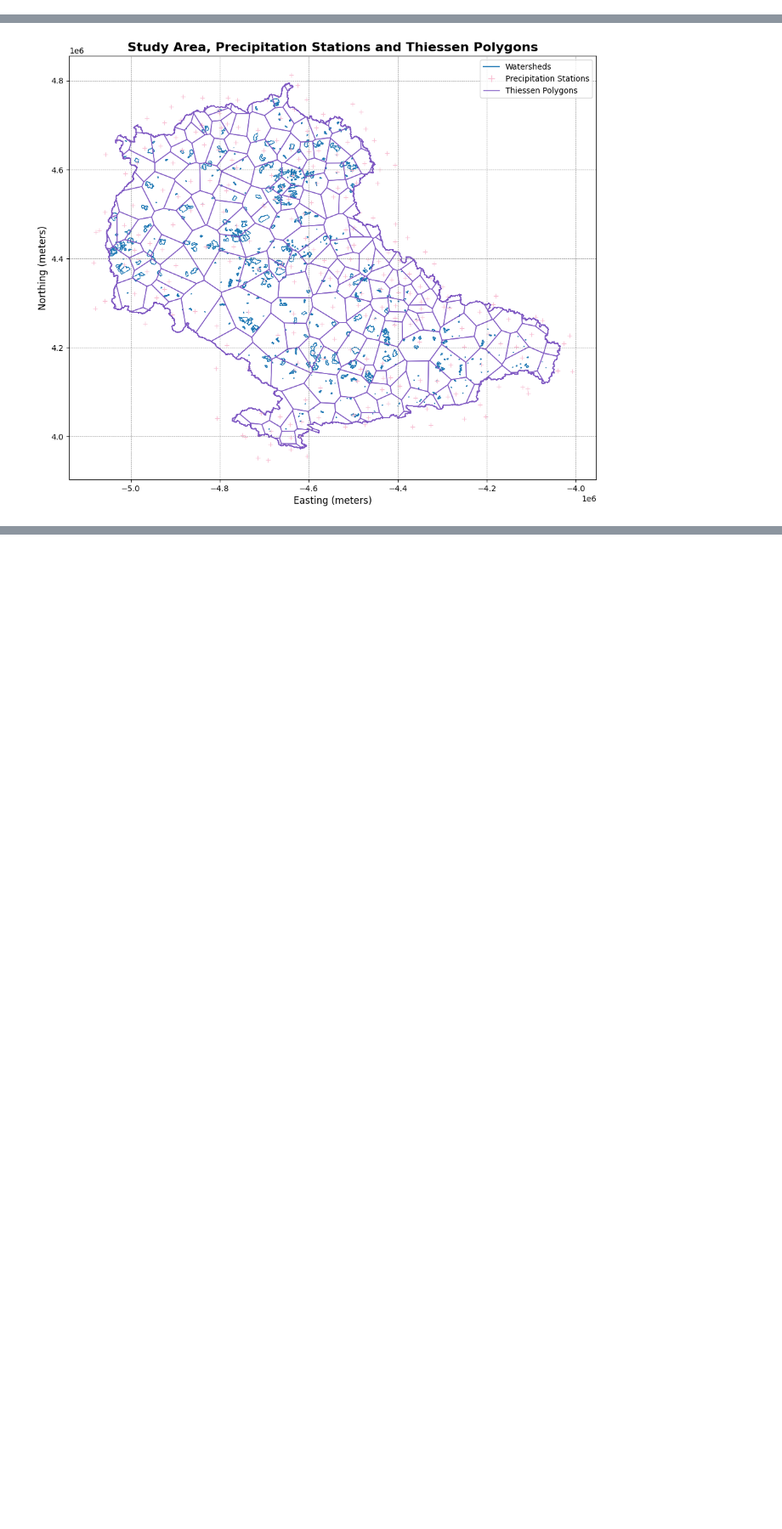
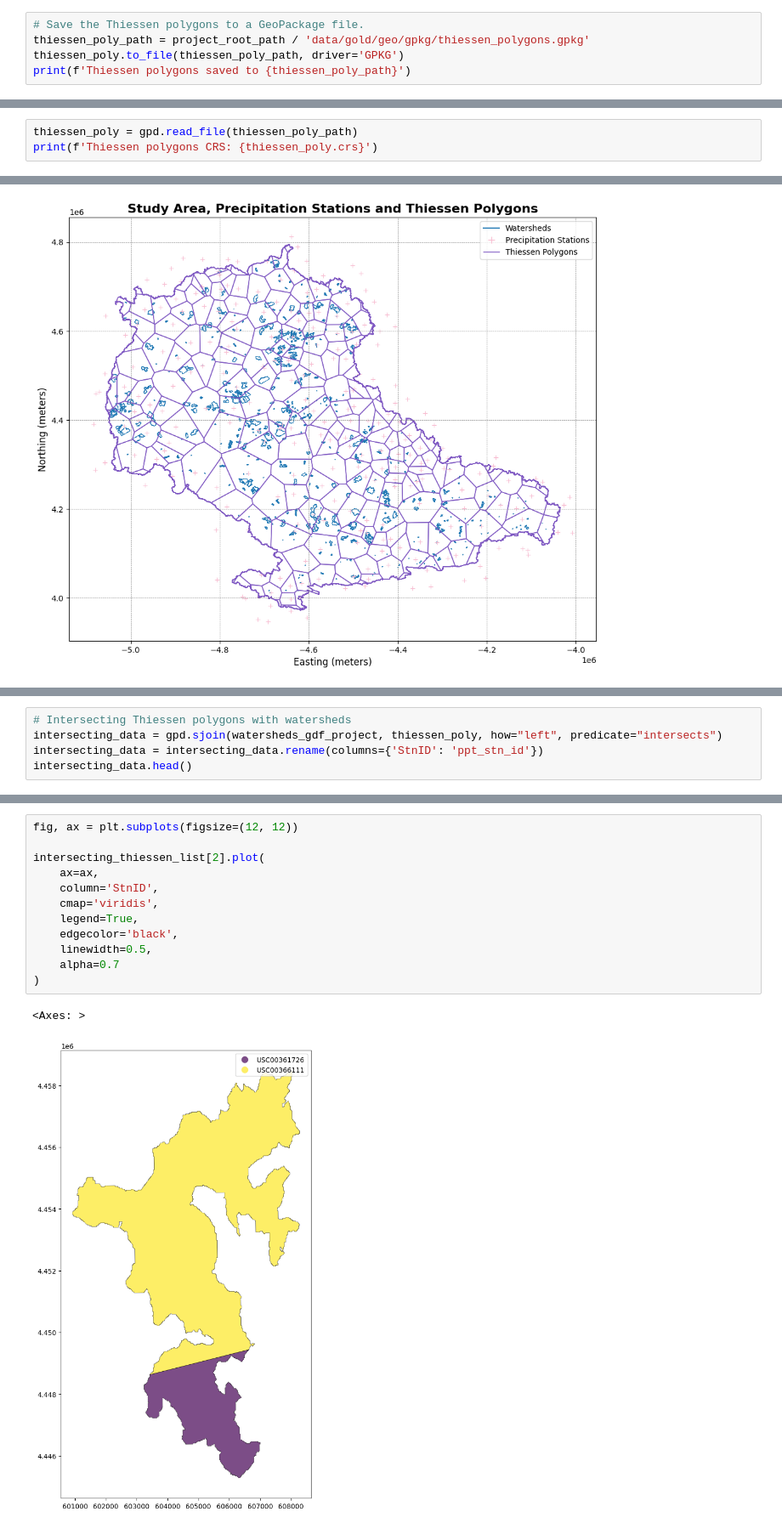
Before and after one commit to vpalvesalan/ML-ModClark-IUH-Model, a Jupyter notebook: notebooks/preprocessing/10_voronoi_polygons.ipynb, the cells around one changed output, grey strips where cells are left out. Shown at 85% size. Saved outputs shown, nothing was run; the diff lists cells and outputs as text; blank space fills up the shorter version.

```diff
--- a/notebooks/preprocessing/10_voronoi_polygons.ipynb
+++ b/notebooks/preprocessing/10_voronoi_polygons.ipynb
@@ -146,3 +168,8 @@ thiessen_poly.head()
 | 2 | USC00111664 | POLYGON ((-4832870.352 4678363.42... |
 | 3 | USC00112140 | POLYGON ((-4632560.005 4703077.49... |
 | 4 | USC00112353 | POLYGON ((-4946487.753 4616026.94... |
+# %%
+# Save the Thiessen polygons to a GeoPackage file.
+thiessen_poly_path = project_root_path / 'data/gold/geo/gpkg/thiessen_polygons.gpkg'
+thiessen_poly.to_file(thiessen_poly_path, driver='GPKG')
+print(f'Thiessen polygons saved to {thiessen_poly_path}')
@@ -148,0 +178,3 @@ thiessen_poly.head()
+# %%
+thiessen_poly = gpd.read_file(thiessen_poly_path)
+print(f'Thiessen polygons CRS: {thiessen_poly.crs}')
@@ -221,0 +254,5 @@ As seen from above, the most of watershed is too small in relation to the cover
+# %%
+# Intersecting Thiessen polygons with watersheds
+intersecting_data = gpd.sjoin(watersheds_gdf_project, thiessen_poly, how="left", predicate="intersects")
+intersecting_data = intersecting_data.rename(columns={'StnID': 'ppt_stn_id'})
+intersecting_data.head()
@@ -221,0 +371,15 @@ As seen from above, the most of watershed is too small in relation to the cover
+# %%
+fig, ax = plt.subplots(figsize=(12, 12))
+
+intersecting_thiessen_list[2].plot(
+    ax=ax,
+    column='StnID',
+    cmap='viridis',
+    legend=True,
+    edgecolor='black',
+    linewidth=0.5,
+    alpha=0.7
+)
+# %% [output]
+<Axes: >
+[figure, added]
```
Also changed, not shown: parts of 14 cells of this notebook.
